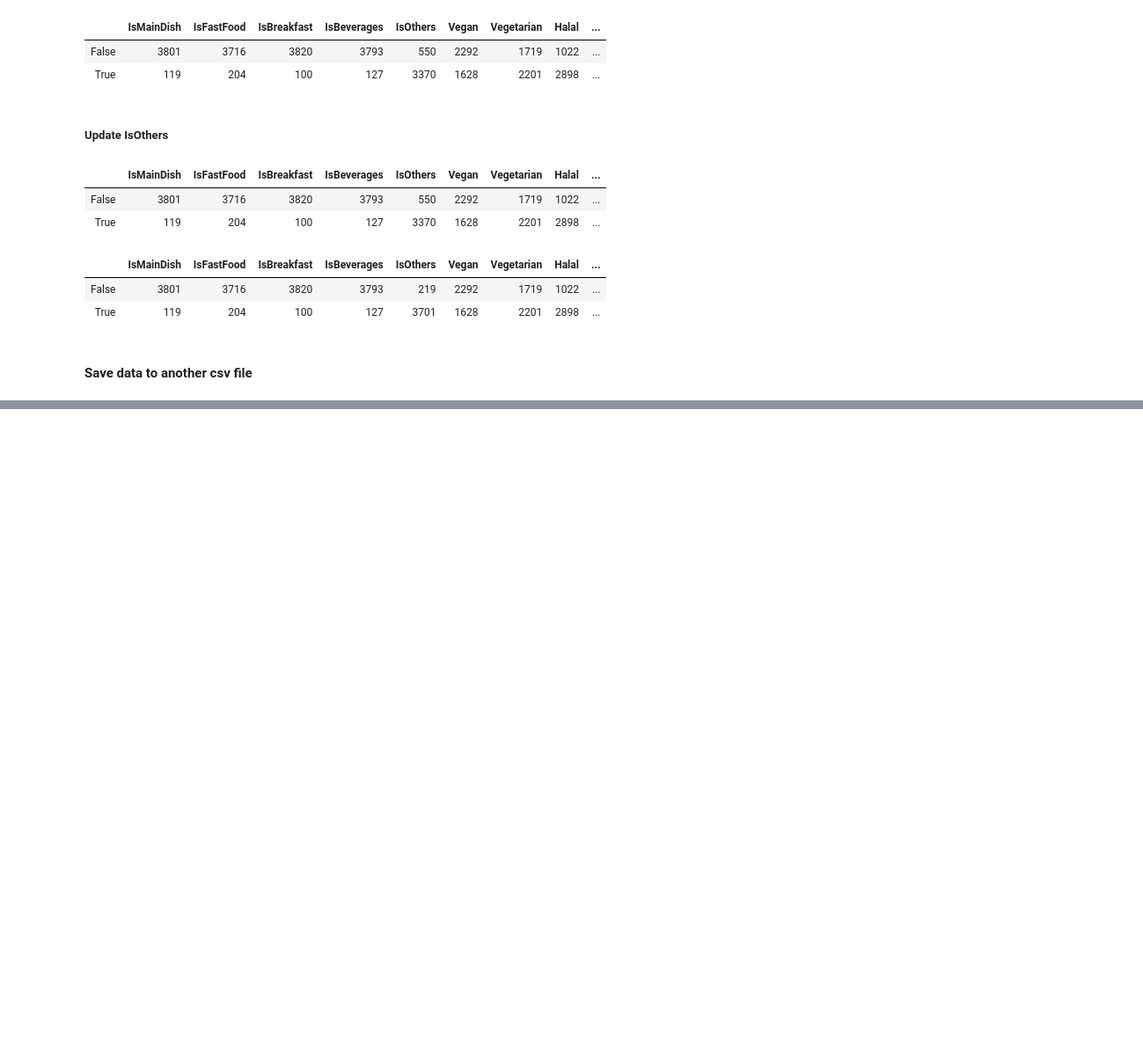
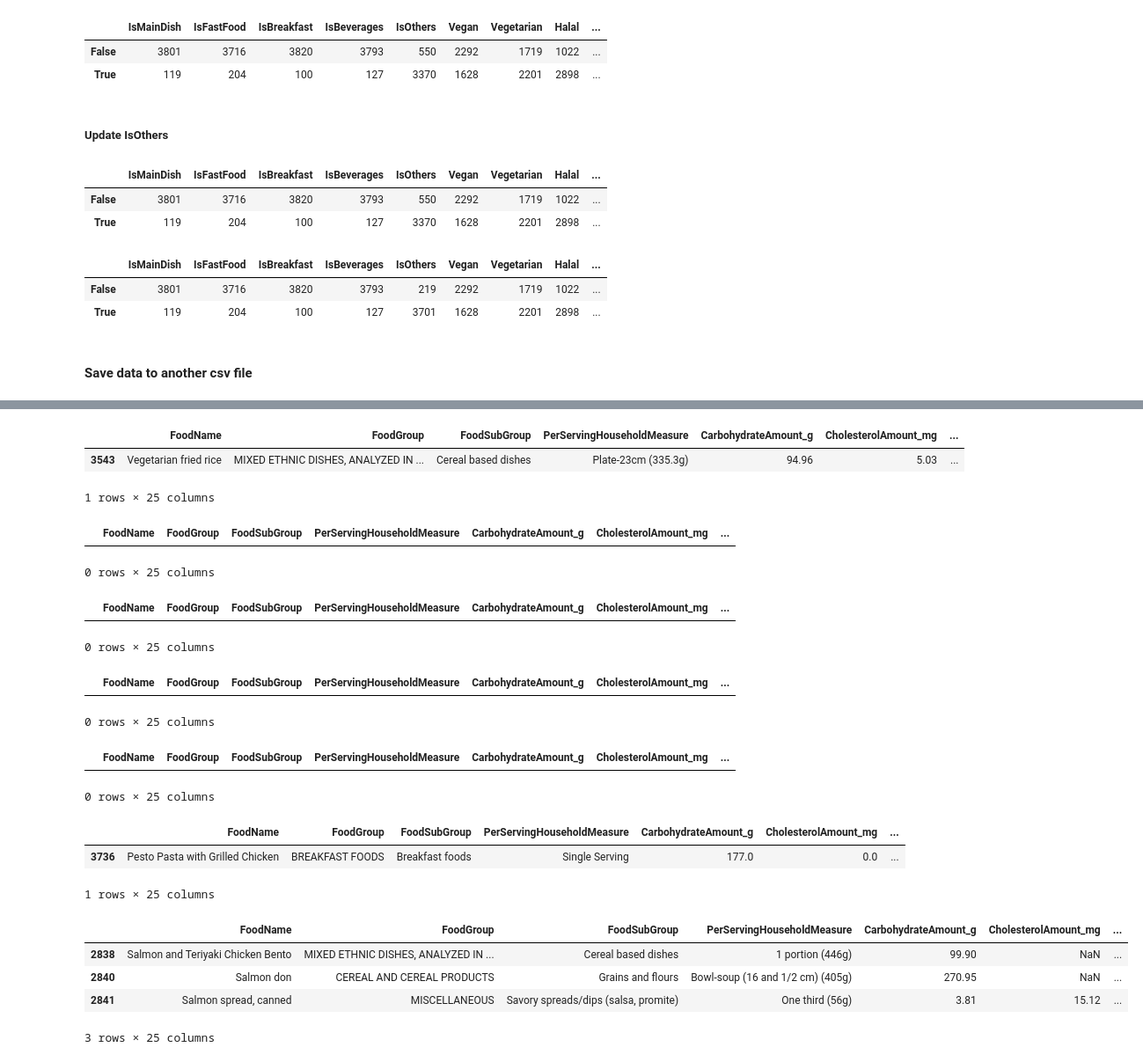
Before and after one commit to ISS-IS02PT/IRS-PM-ISY5001-2020-01-18-GROUP5-A.I.-Food-Recommender, a Jupyter notebook: SystemCode/Integrations/foodrec_proj/foodrec/Dataset/Food_Data_EDA.ipynb, the cells around one changed output, grey strips where cells are left out. Shown: that part at 88% size. Cells and saved outputs as stored; diff of their text form; code cells hidden in the pictures; blank space fills up the shorter version.

```diff
--- a/SystemCode/Integrations/foodrec_proj/foodrec/Dataset/Food_Data_EDA.ipynb
+++ b/SystemCode/Integrations/foodrec_proj/foodrec/Dataset/Food_Data_EDA.ipynb
@@ -1767,0 +1750,42 @@ display (data[(data['ContainsBeef'] == False) & data['FoodName'].str.contains('o
+# %%
+display (dataWorking[(dataWorking['Vegan'] == True) & dataWorking['FoodName'].str.contains('fried rice', case=False)])
+# %% [output]
+|  | FoodName | FoodGroup | FoodSubGroup | PerServingHouseholdMeasure | CarbohydrateAmount_g | CholesterolAmount_mg | ... |
+| 3543 | Vegetarian fried rice | MIXED ETHNIC DISHES, ANALYZED IN ... | Cereal based dishes | Plate-23cm (335.3g) | 94.96 | 5.03 | ... |
+1 rows × 25 columns
+# %%
+display (dataWorking[(dataWorking['Halal'] == True) & dataWorking['FoodName'].str.contains('pork', case=False, regex=True)])
+# %% [output]
+|  | FoodName | FoodGroup | FoodSubGroup | PerServingHouseholdMeasure | CarbohydrateAmount_g | CholesterolAmount_mg | ... |
+0 rows × 25 columns
+# %%
+display (dataWorking[(dataWorking['Halal'] == True) & dataWorking['FoodName'].str.contains('kway chap', case=False, regex=True)])
+# %% [output]
+|  | FoodName | FoodGroup | FoodSubGroup | PerServingHouseholdMeasure | CarbohydrateAmount_g | CholesterolAmount_mg | ... |
+0 rows × 25 columns
+# %%
+display (dataWorking[(dataWorking['ContainsBeef'] == False) & dataWorking['FoodName'].str.contains('ox', case=False, regex=True)])
+# %% [output]
+|  | FoodName | FoodGroup | FoodSubGroup | PerServingHouseholdMeasure | CarbohydrateAmount_g | CholesterolAmount_mg | ... |
+0 rows × 25 columns
+# %%
+display (dataWorking[(dataWorking['Vegan'] == True) & dataWorking['FoodName'].str.contains('seafood', case=False, regex=True)])
+# %% [output]
+|  | FoodName | FoodGroup | FoodSubGroup | PerServingHouseholdMeasure | CarbohydrateAmount_g | CholesterolAmount_mg | ... |
+0 rows × 25 columns
+# %%
+display (dataWorking[(dataWorking['Vegan'] == False) & dataWorking['FoodName'].str.contains('Pesto Pasta with Grilled Chicken', case=False, regex=True)])
+# %% [output]
+|  | FoodName | FoodGroup | FoodSubGroup | PerServingHouseholdMeasure | CarbohydrateAmount_g | CholesterolAmount_mg | ... |
+| 3736 | Pesto Pasta with Grilled Chicken | BREAKFAST FOODS | Breakfast foods | Single Serving | 177.0 | 0.0 | ... |
+1 rows × 25 columns
+# %%
+dataTest = pd.read_csv('foodDataBase_PleaseUseThis_DC2.csv')
+# %%
+display (dataTest[(dataTest['Vegan'] == True) & dataTest['FoodName'].str.contains('salmon', case=False, regex=True)])
+# %% [output]
+|  | FoodName | FoodGroup | FoodSubGroup | PerServingHouseholdMeasure | CarbohydrateAmount_g | CholesterolAmount_mg | ... |
+| 2838 | Salmon and Teriyaki Chicken Bento | MIXED ETHNIC DISHES, ANALYZED IN ... | Cereal based dishes | 1 portion (446g) | 99.90 | NaN | ... |
+| 2840 | Salmon don | CEREAL AND CEREAL PRODUCTS | Grains and flours | Bowl-soup (16 and 1/2 cm) (405g) | 270.95 | NaN | ... |
+| 2841 | Salmon spread, canned | MISCELLANEOUS | Savory spreads/dips (salsa, promite) | One third (56g) | 3.81 | 15.12 | ... |
+3 rows × 25 columns
```
Also changed, not shown: parts of 50 cells of this notebook, 11 other files.
